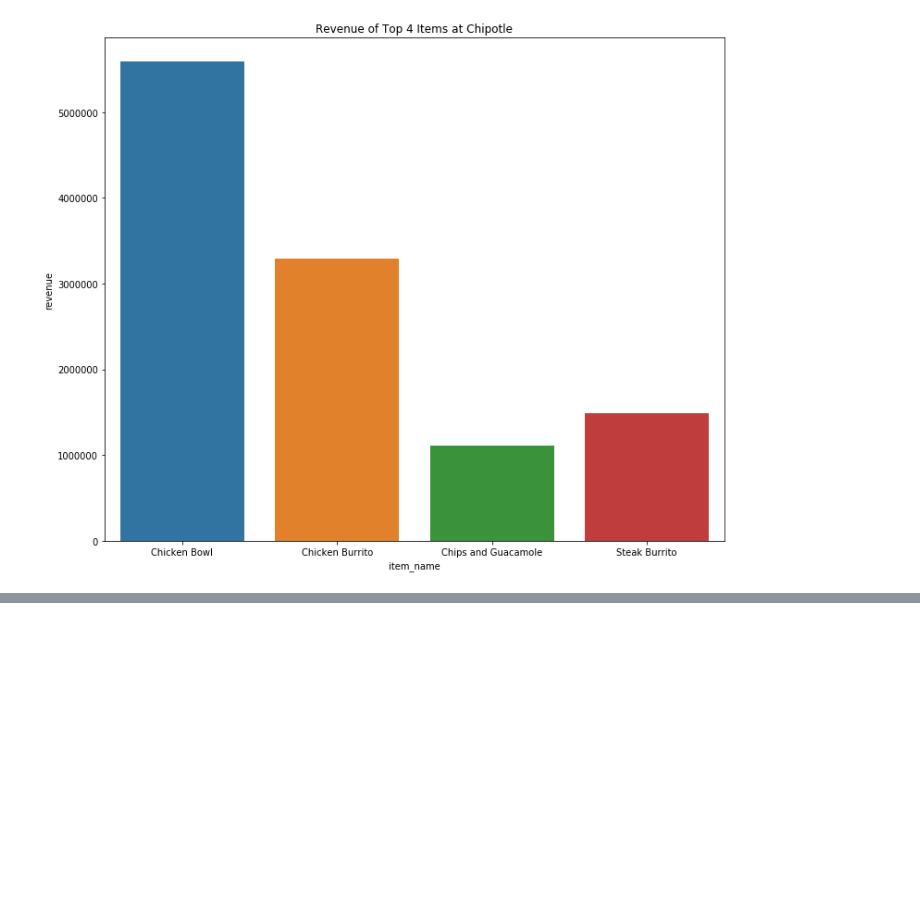
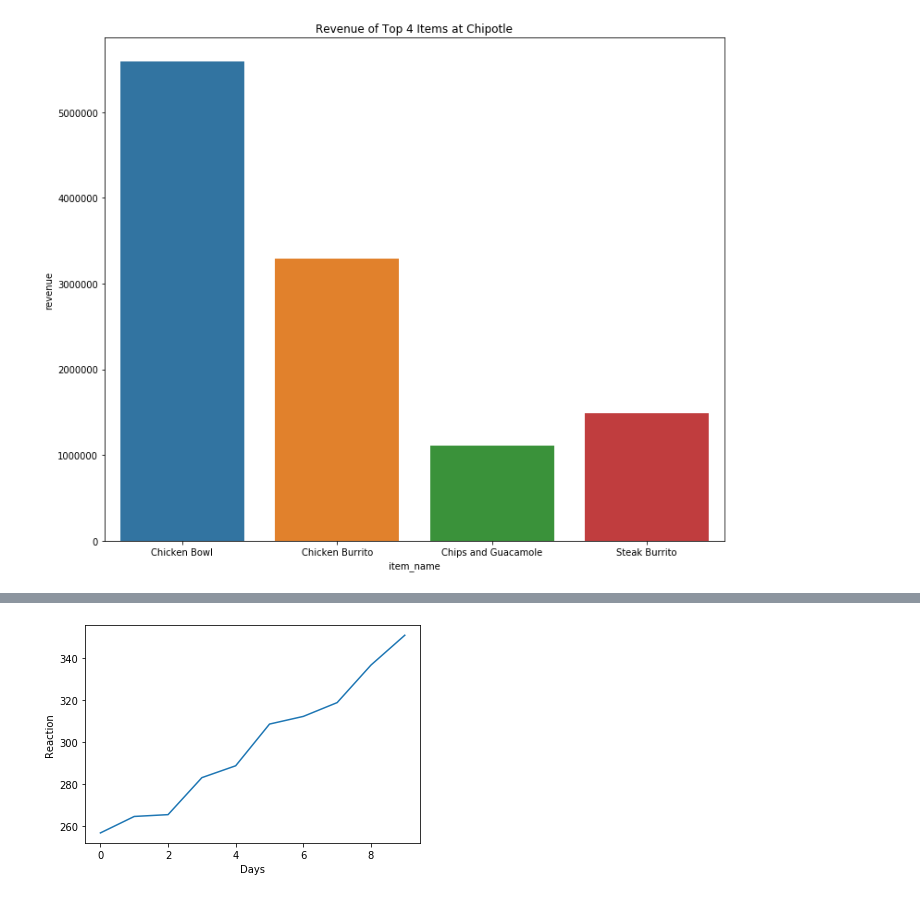
Before and after one commit to Brandon-Martinez27/numpy-pandas-visualization-exercises, a Jupyter notebook: seaborn_exercises.ipynb, the cells around one changed output, grey strips where cells are left out. Saved outputs shown, nothing was run; the diff lists cells and outputs as text; code cells hidden in the pictures; blank space fills up the shorter version.

```diff
--- a/seaborn_exercises.ipynb
+++ b/seaborn_exercises.ipynb
@@ -261,0 +261,4 @@ Text(0.5, 1.0, 'Revenue of Top 4 Items at Chipotle')
+# %%
+avg_reaction_sub = pd.DataFrame(sleepstudy.groupby('Days').Reaction.agg('mean'))
+avg_reaction_sub = avg_reaction_sub.reset_index()
+avg_reaction_sub
@@ -261,0 +277,4 @@ Text(0.5, 1.0, 'Revenue of Top 4 Items at Chipotle')
+# %%
+line_avg = sns.lineplot(data=avg_reaction_sub, x='Days', y='Reaction')
+# %% [output]
+[figure, added]
```
Also changed, not shown: parts of 23 cells of this notebook.
